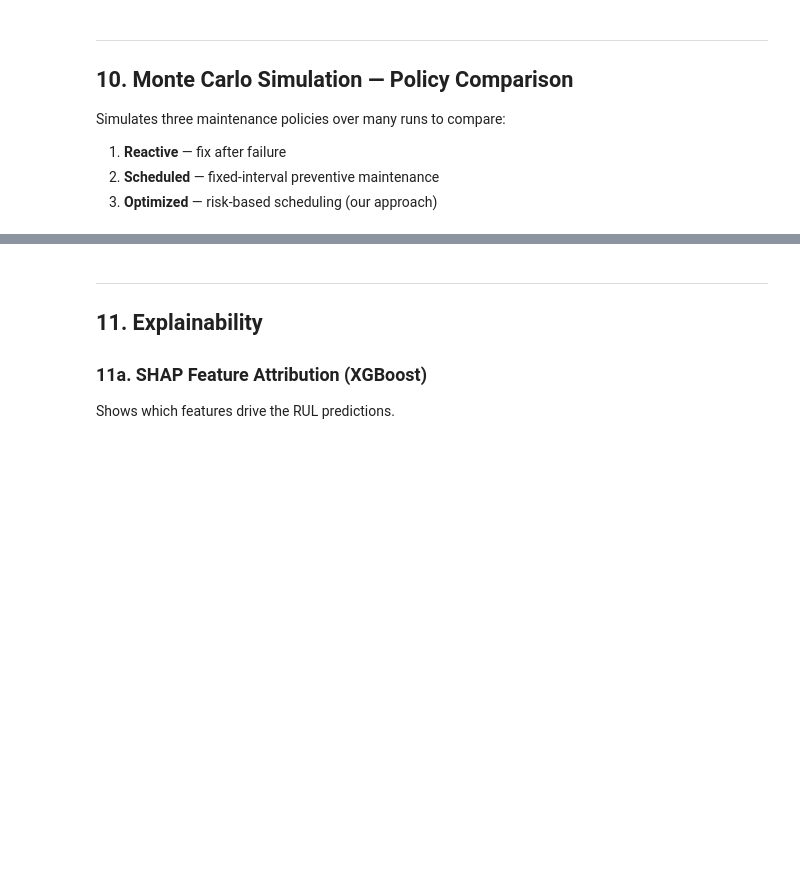
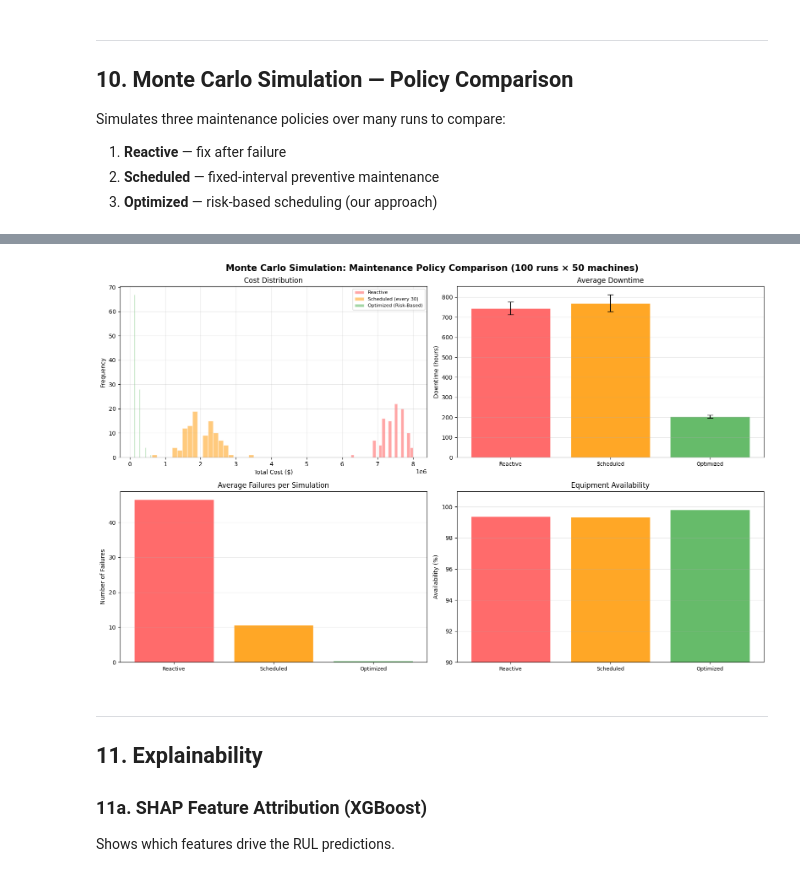
Before and after one commit to SivaKanth007/Capstone-Project, a Jupyter notebook: notebooks/Smart_Industrial_Maintenance_Repo_Pipeline.ipynb, the cells around one changed output, grey strips where cells are left out. Cells and saved outputs as stored; diff of their text form; code cells hidden in the pictures; blank space fills up the shorter version.

```diff
--- a/notebooks/Smart_Industrial_Maintenance_Repo_Pipeline.ipynb
+++ b/notebooks/Smart_Industrial_Maintenance_Repo_Pipeline.ipynb
@@ -416,8 +715,8 @@ Simulates three maintenance policies over many runs to compare:
 2. **Scheduled** — fixed-interval preventive maintenance
 3. **Optimized** — risk-based scheduling (our approach)
 # %%
-simulator = MaintenanceSimulator(n_machines=20, n_periods=100)
-sim_df, sim_summary = simulator.run_comparison(n_simulations=50)
+simulator = MaintenanceSimulator(n_machines=50, n_periods=100)
+sim_df, sim_summary = simulator.run_comparison(n_simulations=100)
 
 print("\nSimulation Summary:")
 for policy, metrics in sim_summary.items():
@@ -454,3 +747,57 @@ plt.show()
+# %%
+# Visualize simulation results
+policy_colors = {"Reactive": "#FF6B6B", "Scheduled (every 30)": "#FFA726",
+                 "Optimized (Risk-Based)": "#66BB6A"}
+
+fig, axes = plt.subplots(2, 2, figsize=(16, 10))
+fig.suptitle("Monte Carlo Simulation: Maintenance Policy Comparison (100 runs × 50 machines)",
+             fontsize=15, fontweight="bold")
+
+# 1. Cost distribution (overlapping histograms)
+ax = axes[0, 0]
+for policy, color in policy_colors.items():
+    data = sim_df[sim_df["policy"] == policy]["total_cost"]
+    ax.hist(data, bins=20, alpha=0.6, label=policy, color=color, edgecolor="white")
+ax.set_xlabel("Total Cost ($)"); ax.set_ylabel("Frequency")
+ax.set_title("Cost Distribution"); ax.legend(fontsize=8); ax.grid(True, alpha=0.3)
+
+# 2. Downtime comparison (bar + error bars)
+ax = axes[0, 1]
+policies = list(policy_colors.keys())
+means = [sim_df[sim_df["policy"] == p]["total_downtime_hours"].mean() for p in policies]
+stds = [sim_df[sim_df["policy"] == p]["total_downtime_hours"].std() for p in policies]
+bars = ax.bar(range(len(policies)), means, yerr=stds,
+              color=[policy_colors[p] for p in policies], capsize=5, edgecolor="white")
+ax.set_xticks(range(len(policies)))
+ax.set_xticklabels(["Reactive", "Scheduled", "Optimized"], fontsize=9)
+ax.set_ylabel("Downtime (hours)"); ax.set_title("Average Downtime")
+ax.grid(True, alpha=0.3, axis="y")
+
+# 3. Failures comparison
+ax = axes[1, 0]
+means = [sim_df[sim_df["policy"] == p]["n_failures"].mean() for p in policies]
+bars = ax.bar(range(len(policies)), means,
+              color=[policy_colors[p] for p in policies], edgecolor="white")
+ax.set_xticks(range(len(policies)))
+ax.set_xticklabels(["Reactive", "Scheduled", "Optimized"], fontsize=9)
+ax.set_ylabel("Number of Failures"); ax.set_title("Average Failures per Simulation")
+ax.grid(True, alpha=0.3, axis="y")
+
+# 4. Availability comparison
+ax = axes[1, 1]
+means = [sim_df[sim_df["policy"] == p]["availability_pct"].mean() for p in policies]
+bars = ax.bar(range(len(policies)), means,
+              color=[policy_colors[p] for p in policies], edgecolor="white")
+ax.set_xticks(range(len(policies)))
+ax.set_xticklabels(["Reactive", "Scheduled", "Optimized"], fontsize=9)
+ax.set_ylabel("Availability (%)"); ax.set_title("Equipment Availability")
+ax.set_ylim(90, 101)
+ax.grid(True, alpha=0.3, axis="y")
+
+plt.tight_layout()
+plt.show()
+# %% [output]
+[figure, added]
 # %% [markdown]
 ---
 ## 11. Explainability
```
Also changed, not shown: parts of 23 cells of this notebook, 9 other files.
